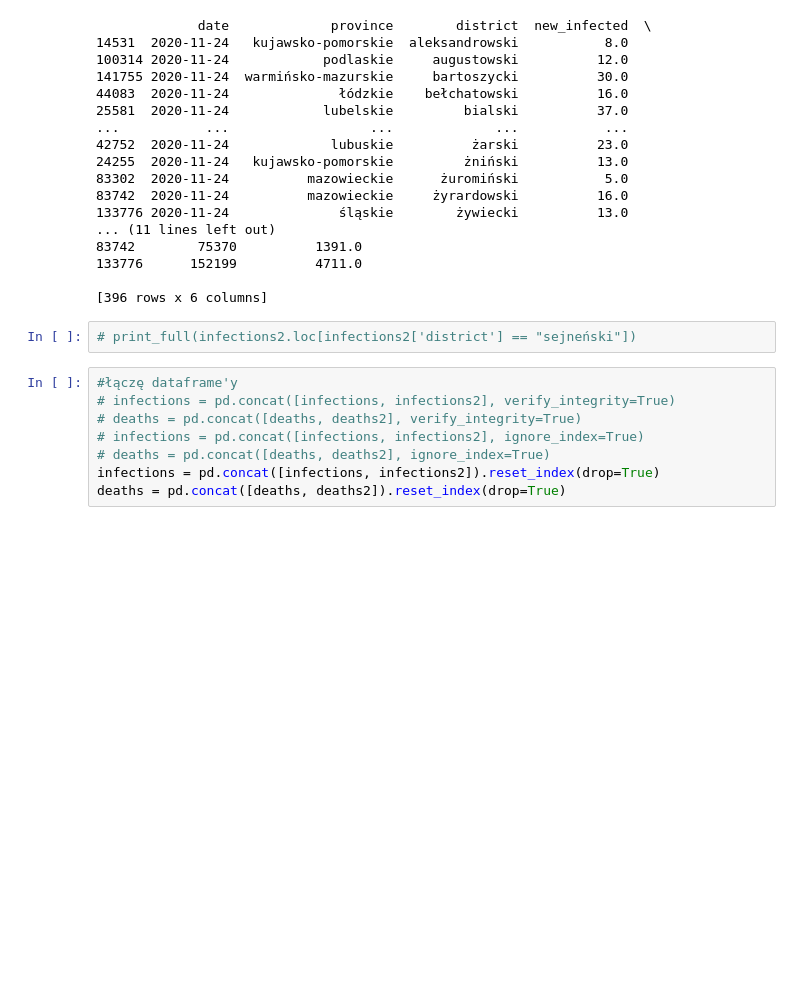
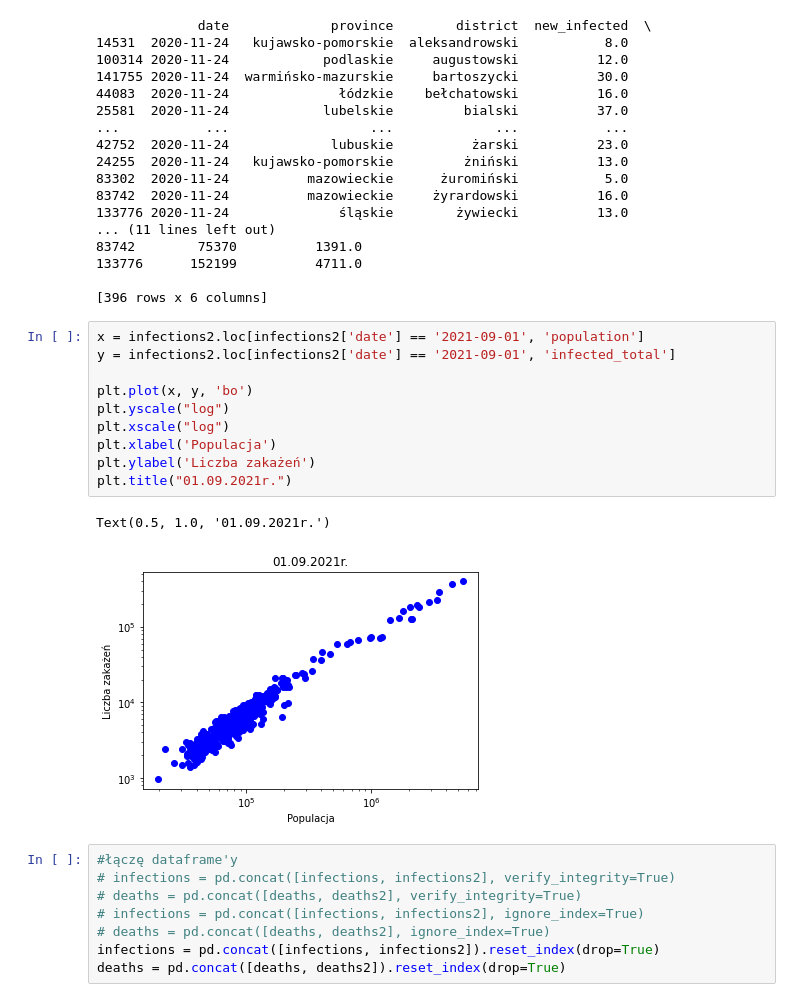
Before and after one commit to mis723/Analiza-COVID-w-Polsce, a Jupyter notebook: glownykod.ipynb, the cells around one changed output. Cells and saved outputs as stored; diff of their text form; blank space fills up the shorter version.

```diff
--- a/glownykod.ipynb
+++ b/glownykod.ipynb
@@ -250,7 +263,18 @@ print(infections2.loc[infections2['date'] == "2020-11-24"])
 
 [396 rows x 6 columns]
 # %%
-# print_full(infections2.loc[infections2['district'] == "sejneński"])
+x = infections2.loc[infections2['date'] == '2021-09-01', 'population']
+y = infections2.loc[infections2['date'] == '2021-09-01', 'infected_total']
+
+plt.plot(x, y, 'bo')
+plt.yscale("log")
+plt.xscale("log")
+plt.xlabel('Populacja')
+plt.ylabel('Liczba zakażeń')
+plt.title("01.09.2021r.")
+# %% [output]
+Text(0.5, 1.0, '01.09.2021r.')
+[figure, added]
 # %%
 #łączę dataframe'y
 # infections = pd.concat([infections, infections2], verify_integrity=True)
```
Also changed, not shown: parts of 19 cells of this notebook.
